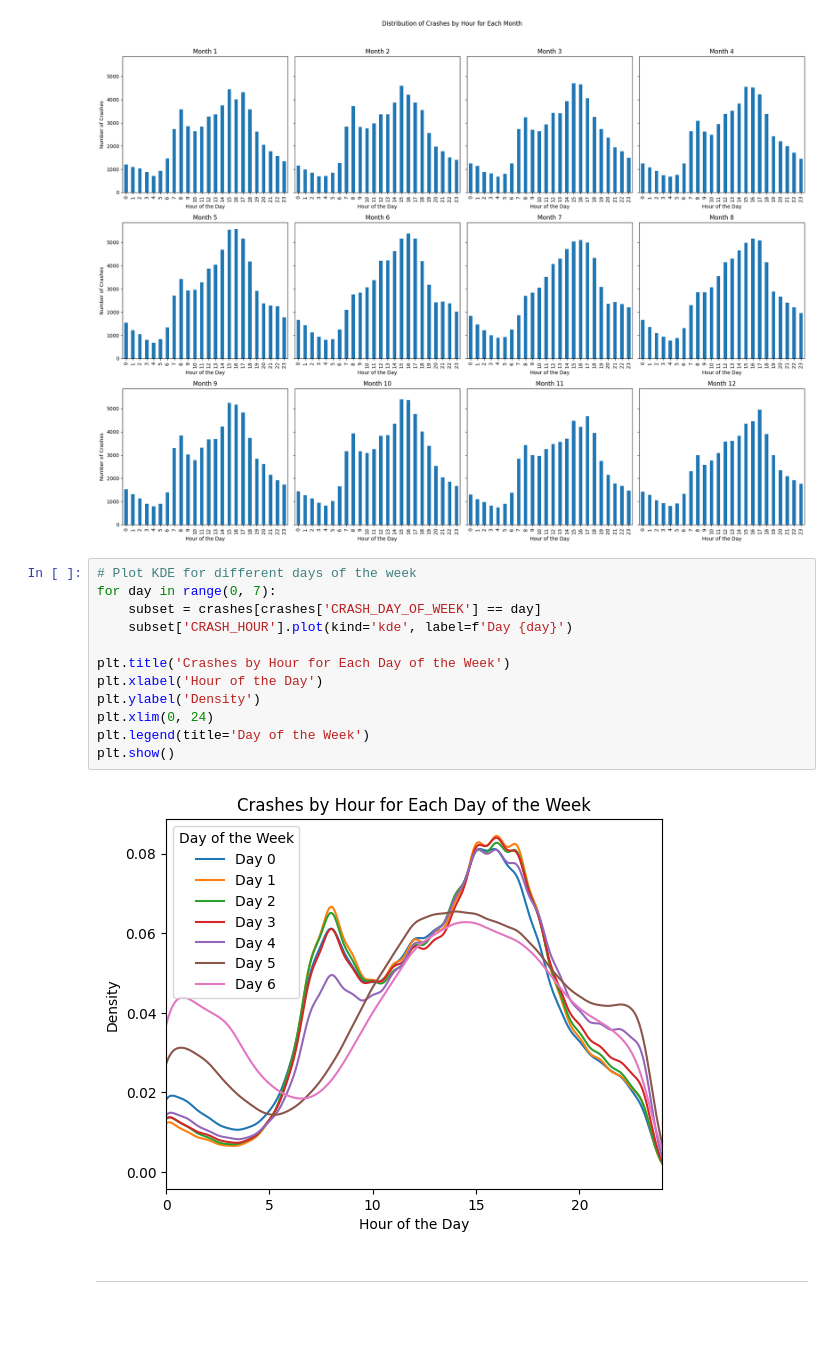
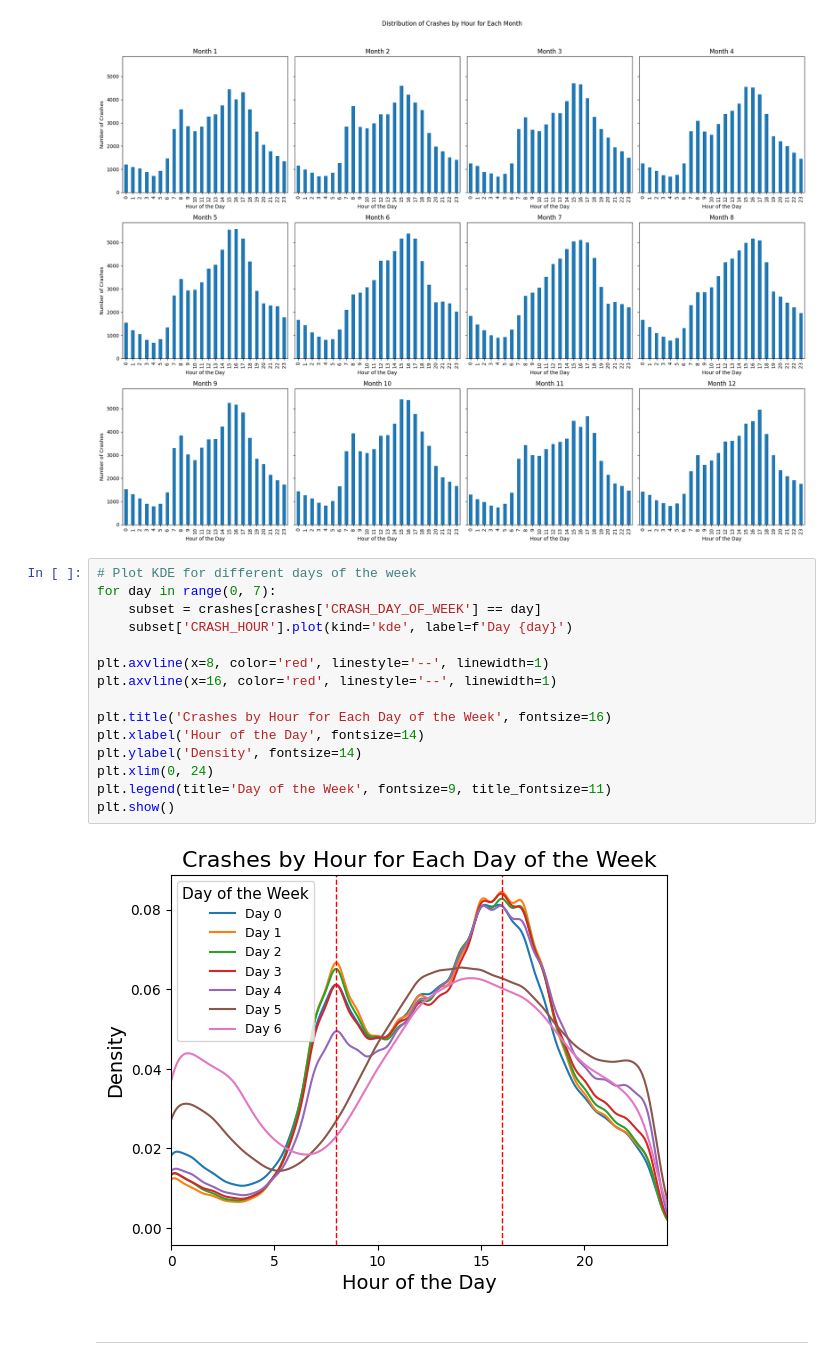
Before and after one commit to lavo2/DataMining-Project, a Jupyter notebook: 1-distribution.ipynb, the cells around one changed output. Saved outputs shown, nothing was run; the diff lists cells and outputs as text; blank space fills up the shorter version.

```diff
--- a/1-distribution.ipynb
+++ b/1-distribution.ipynb
@@ -153,17 +210,20 @@ plt.show()
 # %%
 # Plot KDE for different days of the week
 for day in range(0, 7):
     subset = crashes[crashes['CRASH_DAY_OF_WEEK'] == day]
     subset['CRASH_HOUR'].plot(kind='kde', label=f'Day {day}')
 
-plt.title('Crashes by Hour for Each Day of the Week')
-plt.xlabel('Hour of the Day')
-plt.ylabel('Density')
+plt.axvline(x=8, color='red', linestyle='--', linewidth=1)
+plt.axvline(x=16, color='red', linestyle='--', linewidth=1)
+
+plt.title('Crashes by Hour for Each Day of the Week', fontsize=16)
+plt.xlabel('Hour of the Day', fontsize=14)
+plt.ylabel('Density', fontsize=14)
 plt.xlim(0, 24)
-plt.legend(title='Day of the Week')
+plt.legend(title='Day of the Week', fontsize=9, title_fontsize=11)
 plt.show()
 # %% [output]
-[figure, old version]
+[figure, new version]
 # %% [markdown]
 ---
 # %% [markdown]
```
Also changed, not shown: parts of 8 cells of this notebook, 3 other files.
